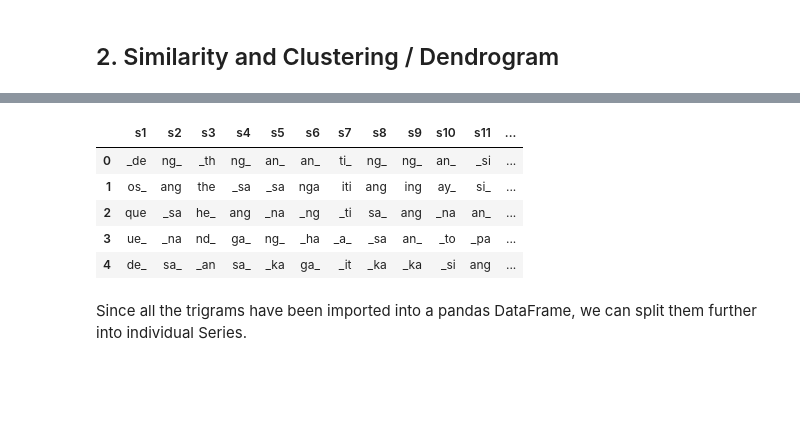
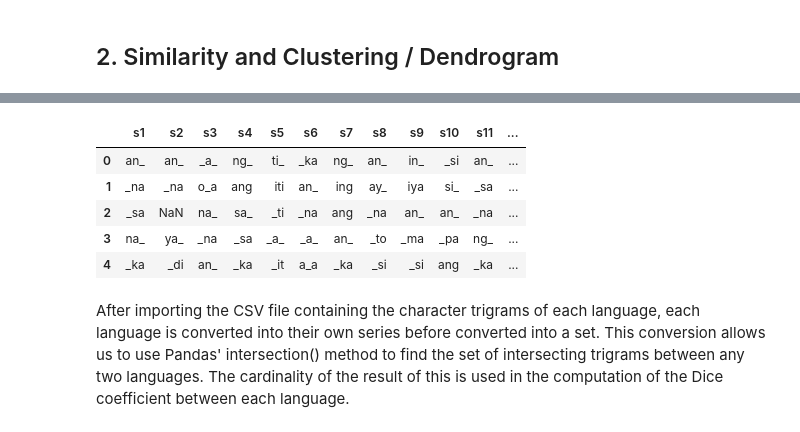
Before and after one commit to clavzno/nlp1000, a Jupyter notebook: project2/project2.ipynb, the cells around one changed output, grey strips where cells are left out. Cells and saved outputs as stored; diff of their text form; code cells hidden in the pictures; blank space fills up the shorter version.

```diff
--- a/project2/project2.ipynb
+++ b/project2/project2.ipynb
@@ -105,4 +149,5 @@ True
 # %%
+'''
 data_folder = Path("p2data")
 tokenizer = TweetTokenizer(r'\w+')
 
@@ -128,7 +173,7 @@ for lang in languages:
     # do whatever you want here
     allWords = tokenizer.tokenize(raw_sentences)
 
-    stopwords = ('.', ',', ';', '?', ':', '?', '(', ')', '"', '\'')
+    stopwords = ['.', ',', ';', '?', ':', '?', '(', ')', '"', '\'']
     allWordsFreq = nltk.FreqDist(w.lower() for w in allWords if w not in stopwords)
     for word, count in allWordsFreq.most_common(500):
         strCount = str(count)
@@ -137,7 +182,7 @@ for lang in languages:
     with output_file_path.open("w", encoding="utf-8") as f:
         f.write(test)
 
-    print(f"Cleaned and saved: {output_file_path}")
+    print(f"Cleaned and saved: {output_file_path}")'''
 # %% [output]
 unlinking/deleting old files
 Cleaned and saved: p2data\(common-words)-spanish.txt
@@ -168,5 +210,4 @@ We'll be using nltk to generate the n-grams of all the languages we have. We'll
 # %%
-# sample code that turns bikol sentences into unigrams, bigrams, and trigrams
 from nltk.util import ngrams
 from nltk.tokenize import word_tokenize
 
@@ -195,17 +236,13 @@ for lang in languages:
         # tokens = word_tokenize(raw_sentences) # split into words - DON'T DELETE THIS THANKS
         characters = [c for c in raw_sentences]
 
-        # if you want to do it in words replace "characters" with "tokens" and comment out characters = [c for c in raw_sentences])
-        trigrams = list(ngrams(characters, 3)) # for bigrams it would be (characters, 2), unigrams (characters, 1) and so on
+        # if you want to do it in words replace "characters" with "tokens"
+        # unigrams = list(ngrams(characters, 1))
+        # bigrams = list(ngrams(characters, 2))
+        trigrams = list(ngrams(characters, 3))
 
         # save them to the file
         with output_file_path.open("w", encoding="utf-8") as f:
-            '''f.write("Unigrams\n")
-            for list_tuple in unigrams:
-                f.write(" ".join(map(str, list_tuple)) + "\n")
-            f.write("Bigrams\n")
-            for list_tuple in bigrams:
-                f.write(" ".join(map(str, list_tuple)) + "\n")'''
             f.write("Trigrams\n")
             for list_tuple in trigrams:
                 # replace space with _ for readability and so the tab actually works in top 250
@@ -237,12 +274,11 @@ Below, we'll be getting the frequency count of each character trigram per langua
 # %%
 from collections import Counter
 data_folder = Path("p2data")
-include_frequency = 0 # false
 
 for lang in languages:
     # define source and output
     source_file_path = data_folder / f"(trigrams)-{lang}.txt"
-    output_file_path = data_folder/f"(top250trigrams)-{lang}.txt"
+    output_file_path = data_folder/f"(top1ktrigrams)-{lang}.txt" # output_file_path = data_folder/f"(top250trigrams)-{lang}.txt"
 
     # if source doesn't exist skip
     if not source_file_path.exists() or source_file_path.stat().st_size == 0:
@@ -259,22 +295,14 @@ for lang in languages:
             next(f, None) # skip the first line bc it's just a title
             trigrams = [line.strip() for line in f if line.strip()]
 
-        # DO WHATEVER YOU WANT HERE
         freq_counter = Counter(trigrams)
-        top_250 = freq_counter.most_common(250)
+        top_250_trigrams = freq_counter.most_common(250) # top_250 = freq_counter.most_common(250)
 
         # save them to the file
         with output_file_path.open("w", encoding="utf-8") as f:
-            if include_frequency == 1:
-                f.write(f"{lang}_top250\tFrequency\n")
-            else:
-                f.write(f"{lang}_top250\n")
-
-            for trigram, count in top_250:
-                if include_frequency == 1:
-                      f.write(f"{trigram}\t\t{count}\n")
-                else:
-                 f.write(f"{trigram}\n")
+            f.write(f"{lang}top250\n") # f.write("Top 250\tFrequency\n")
+            for trigram, count in top_250_trigrams:
+                 f.write(f"{trigram}\n") # f.write(f"{trigram}\t\t{count}\n")
 
         print(f"Cleaned and saved: {output_file_path}")
 # %% [output]
@@ -307,22 +337,22 @@ We imported the files from the previous section into Google Sheets and exported
 # %%
 data_folder = Path("p2data")
 
-# import the top 1k trigrams sheet
-top250csv_filepath = data_folder / "top1ktrigrams.csv"
+# import the top 250 trigrams sheet
+top250csv_filepath = data_folder / "top250trigrams.csv"
 top250_df = pd.read_csv(top250csv_filepath)
 
-# set the cols to s1, s2, s3 etc. (as requested for personal reference), you can just keep the original
+# set the cols to s1, s2, s3 etc.
 cols = list(top250_df.columns)
 top250_df.columns = [f"s{i+1}" for i in range(top250_df.shape[1])]
 top250_df.head()
 # %% [output]
 |  | s1 | s2 | s3 | s4 | s5 | s6 | s7 | s8 | s9 | s10 | s11 | ... |
-| 0 | _de | ng_ | _th | ng_ | an_ | an_ | ti_ | ng_ | ng_ | an_ | _si | ... |
-| 1 | os_ | ang | the | _sa | _sa | nga | iti | ang | ing | ay_ | si_ | ... |
-| 2 | que | _sa | he_ | ang | _na | _ng | _ti | sa_ | ang | _na | an_ | ... |
-| 3 | ue_ | _na | nd_ | ga_ | ng_ | _ha | _a_ | _sa | an_ | _to | _pa | ... |
-| 4 | de_ | sa_ | _an | sa_ | _ka | ga_ | _it | _ka | _ka | _si | ang | ... |
+| 0 | an_ | an_ | _a_ | ng_ | ti_ | _ka | ng_ | an_ | in_ | _si | an_ | ... |
+| 1 | _na | _na | o_a | ang | iti | an_ | ing | ay_ | iya | si_ | _sa | ... |
+| 2 | _sa | NaN | na_ | sa_ | _ti | _na | ang | _na | an_ | an_ | _na | ... |
+| 3 | na_ | ya_ | _na | _sa | _a_ | _a_ | an_ | _to | _ma | _pa | ng_ | ... |
+| 4 | _ka | _di | an_ | _ka | _it | a_a | _ka | _si | _si | ang | _ka | ... |
-# %% [markdown]
-Since all the trigrams have been imported into a pandas DataFrame, we can split them further into individual Series.
+# %% [markdown]
+After importing the CSV file containing the character trigrams of each language, each language is converted into their own series before converted into a set. This conversion allows us to use Pandas' intersection() method to find the set of intersecting trigrams between any two languages. The cardinality of the result of this is used in the computation of the Dice coefficient between each language.
 # %%
 # divide each one into a series, using the original languages order
```
Also changed, not shown: parts of 29 cells of this notebook.
